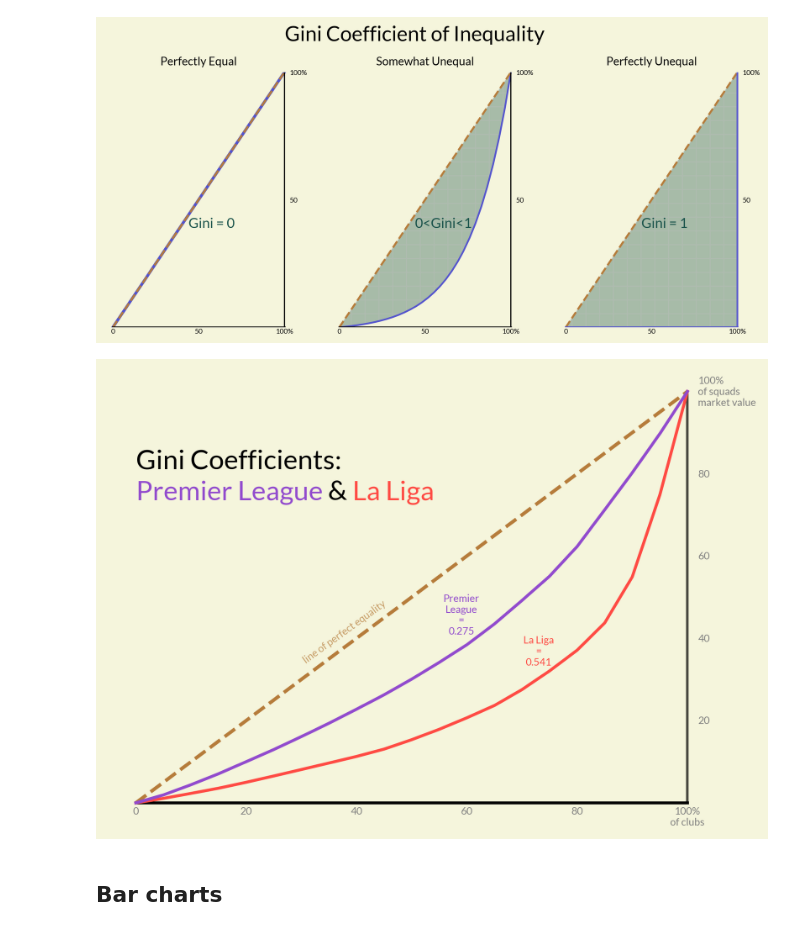
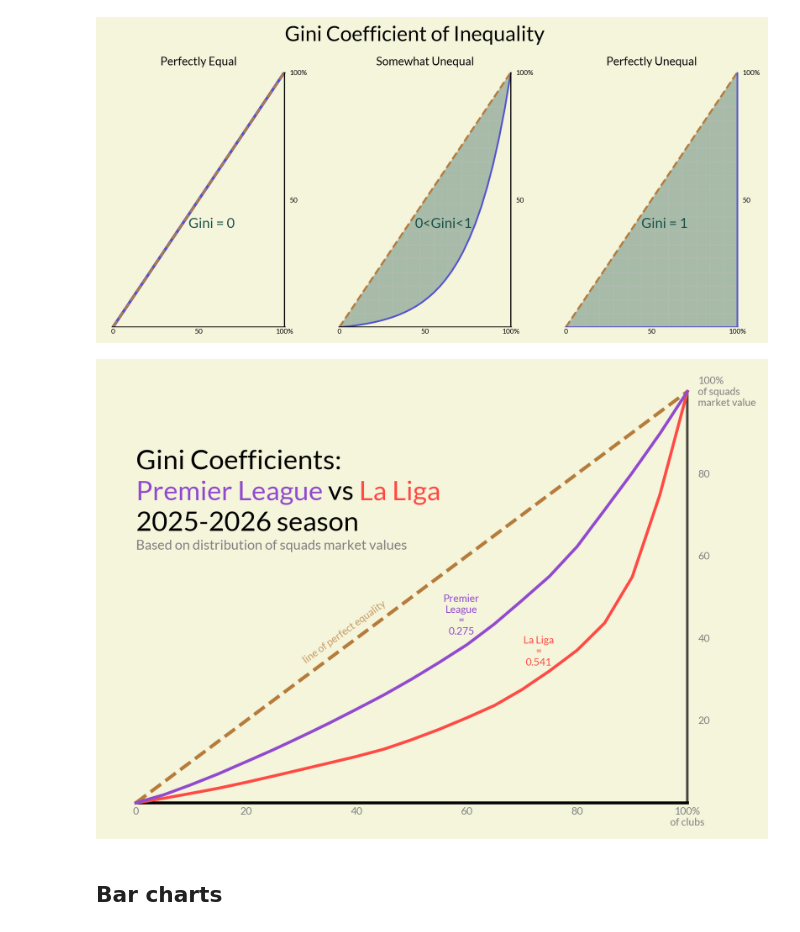
Before and after one commit to ben-baror/top5-eu-leagues-squad-values, a Jupyter notebook: notebooks/data_cleaning_visualisation.ipynb, the cells around one changed output. Drawn from its saved outputs; the diff is of its cells as text; code cells hidden in the pictures.

```diff
--- a/notebooks/data_cleaning_visualisation.ipynb
+++ b/notebooks/data_cleaning_visualisation.ipynb
@@ -48,7 +48,7 @@ for file in glob.glob('../data/*.csv'):
 # %%
 font = load_google_font('Lato')
 background_c = '#F5F5DC'
-league_colors = ['#D10214', '#0578FF', '#FF4B44', '#924bce', '#CDFB0A']
+league_colors = ['#D10214', '#0578FF', '#FF4B44', '#924bce', '#b7e204']
 #                    DE         IT       ES         EN          FR
 default_c = '#5454CE'
 cmap = load_cmap("AsteroidCity2") # for some of the gini visualisations
@@ -276,37 +409,40 @@ ax.vlines(1,0,1, color = 'black', alpha = 0.7)
 
 ax.plot(quin, la_liga_cumsum,
         lw = 1.75, color = league_colors[-3])
 ax.text(0.73,0.335,'La Liga\n=\n0.541',
         font = font, color = league_colors[-3],
         fontsize = 6, ha = 'center')
 ax.plot(quin, epl_cumsum,
         lw = 1.75, color = league_colors[-2])
 ax.text(0.59,0.41,'Premier\nLeague\n=\n0.275',
         font = font, color = league_colors[-2],
         fontsize = 6, ha = 'center')
 
 ax.set_yticks(np.arange(0,1.1,0.1),
               ['','',20,'',40,'',60,'',80,'','100%\nof squads\nmarket value'],
               va = 'center', font = font, fontsize = 6, color = 'grey')
 ax.set_xticks(np.arange(0,1.1,0.1),
               [0,'',20,'',40,'',60,'',80,'','100%\nof clubs'],
               font = font, fontsize = 6, color = 'grey')
 
 
 ax.yaxis.set_label_position("right")
 ax.yaxis.label.set(rotation='horizontal', ha='left')
 ax.yaxis.tick_right()
 ax.tick_params(pad = -10, length = 0)
 ax.spines[:].set_visible(False)
 
-ax_text(0, 0.86, 'Gini Coefficients:\n<Premier League> & <La Liga>',
+ax_text(0, 0.86, 'Gini Coefficients:\n<Premier League> vs <La Liga>\n2025-2026 season',
         highlight_textprops=[{'color':league_colors[-2]}, {'color':league_colors[-3]}],
        ha = 'left', font = font, fontsize = 16)
 
-ax.set_facecolor(background)
-fig.set_facecolor(background)
+ax_text(0, 0.64, 'Based on distribution of squads market values',
+       ha = 'left', font = font, fontsize = 8, color = 'grey')
+
+ax.set_facecolor(background_c)
+fig.set_facecolor(background_c)
 # %% [output]
-[figure, old version]
+[figure, new version]
 # %% [markdown]
 ## Bar charts
 # %% [markdown]
```
Also changed, not shown: parts of 8 cells of this notebook, 1 other file.
